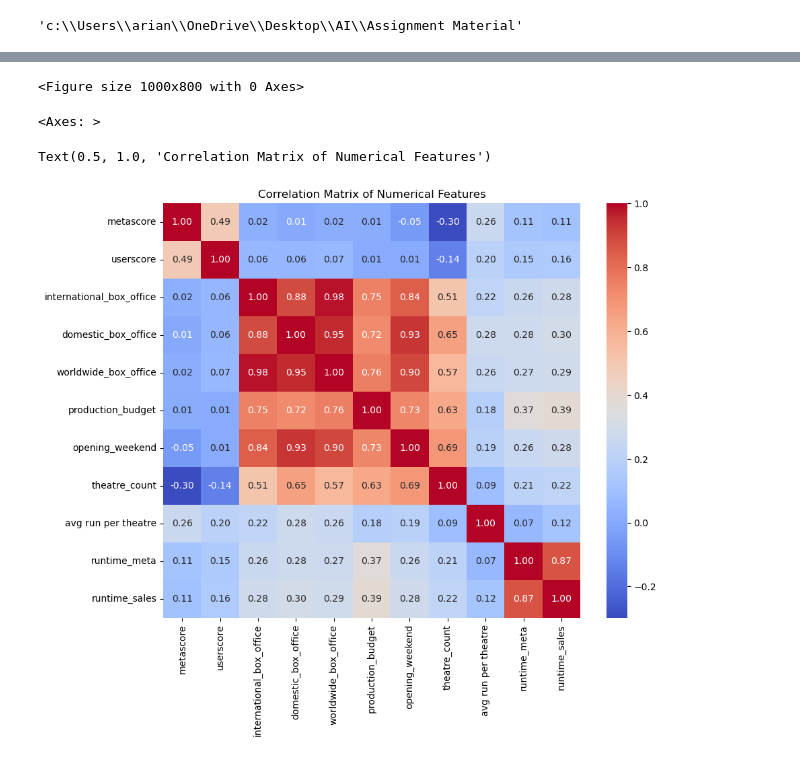
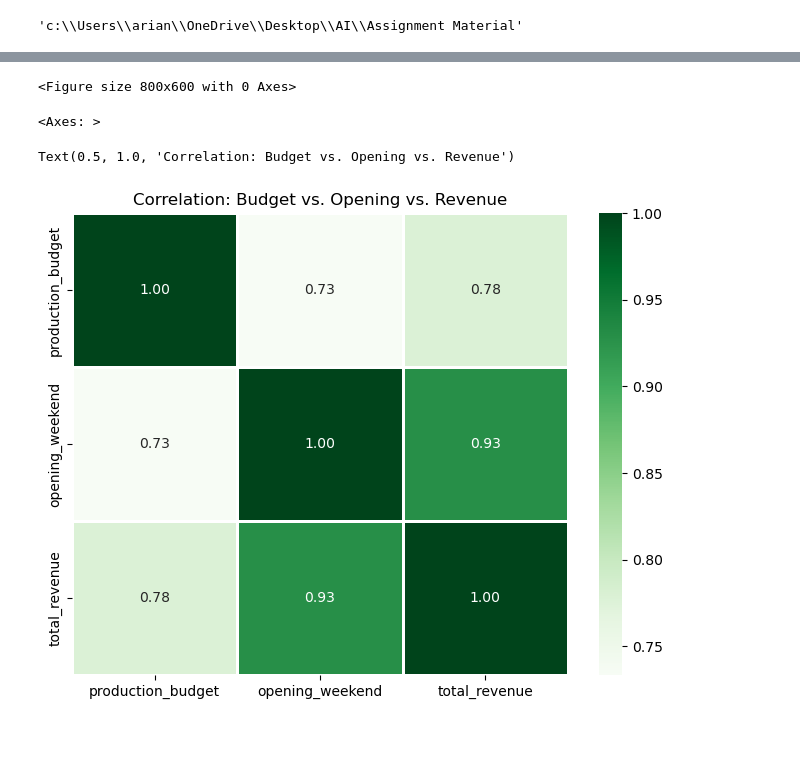
Before and after one commit to sreejoniroy23-commits/AIforBusiness, a Jupyter notebook: Cleaning and eda.ipynb, the cells around one changed output, grey strips where cells are left out. Drawn from its saved outputs; the diff is of its cells as text; code cells hidden in the pictures.

```diff
--- a/Cleaning and eda.ipynb
+++ b/Cleaning and eda.ipynb
@@ -505,0 +641,17 @@ Shape: (7467, 22)
+# %%
+# List of all columns to remove
+# We use errors='ignore' so it won't crash if one of these is already gone
+cols_to_remove = [
+    'dateP',
+    'full_release_date',
+    'year',
+    'release_date_clean',  # Intermediate helper (if it exists)
+    'full_date_str'        # Intermediate helper (if it exists)
+]
+
+# Drop them
+merged_cleaned_df = merged_cleaned_df.drop(columns=cols_to_remove, errors='ignore')
+
+# Verify they are gone
+print("Remaining columns:")
+print(merged_cleaned_df.columns.tolist())
@@ -513,7 +668,7 @@ import pandas as pd
 df_genre_encoded = merged_cleaned_df.copy()
 
 df_genre_encoded['genre_list'] = (
-    df_genre_encoded['genre_meta']
+    df_genre_encoded['genre']
     .fillna('')                                # handle NaN
     .str.split(',')                            # split on comma
     .apply(lambda lst:
@@ -536,7 +691,7 @@ genre_dummies = pd.DataFrame(
 # 3. Combine back into your dataframe
 # ---------------------------------------------------
 df_genre_encoded = pd.concat(
-    [df_genre_encoded.drop(columns=['genre_meta', 'genre_list']),
+    [df_genre_encoded.drop(columns=['genre', 'genre_list']),
      genre_dummies],
     axis=1
 )
@@ -572,7 +727,2 @@ Index(['studio', 'rating', 'runtime_meta', 'director', 'awards', 'metascore',
-# %%
-# Parse dates
-df_genre_encoded['RelDate'] = pd.to_datetime(df_genre_encoded['RelDate'], errors='coerce')
-df_genre_encoded['release_month'] = df_genre_encoded['RelDate'].dt.month
-df_genre_encoded['release_year'] = df_genre_encoded['RelDate'].dt.year  # Extra for analysis
 # %%
 # Descriptive statistics for numerical columns
@@ -665,13 +768,21 @@ dtype: int64
 # %%
-# Correlation matrix
-corr = df_genre_encoded[numerical_cols].corr()
-plt.figure(figsize=(10, 8))
-sns.heatmap(corr, annot=True, cmap='coolwarm', fmt=".2f")
-plt.title('Correlation Matrix of Numerical Features')
+# 1. Select only the numerical columns we have right now
+# We use .drop_duplicates('movie_id') to ensure we don't count the same movie 50 times
+df_unique = df_genre_encoded.drop_duplicates(subset=['movie_id'])
+
+cols_to_check = ['production_budget', 'opening_weekend', 'total_revenue']
+
+# 2. Create the Correlation Matrix
+corr_matrix = df_unique[cols_to_check].corr()
+
+# 3. Plot the Heatmap
+plt.figure(figsize=(8, 6))
+sns.heatmap(corr_matrix, annot=True, cmap='Greens', fmt='.2f', linewidths=1)
+plt.title('Correlation: Budget vs. Opening vs. Revenue')
 plt.show()
 # %% [output]
-<Figure size 1000x800 with 0 Axes>
+<Figure size 800x600 with 0 Axes>
 <Axes: >
-Text(0.5, 1.0, 'Correlation Matrix of Numerical Features')
+Text(0.5, 1.0, 'Correlation: Budget vs. Opening vs. Revenue')
-[figure, old version]
+[figure, new version]
 # %%
```
Also changed, not shown: parts of 28 cells of this notebook.
